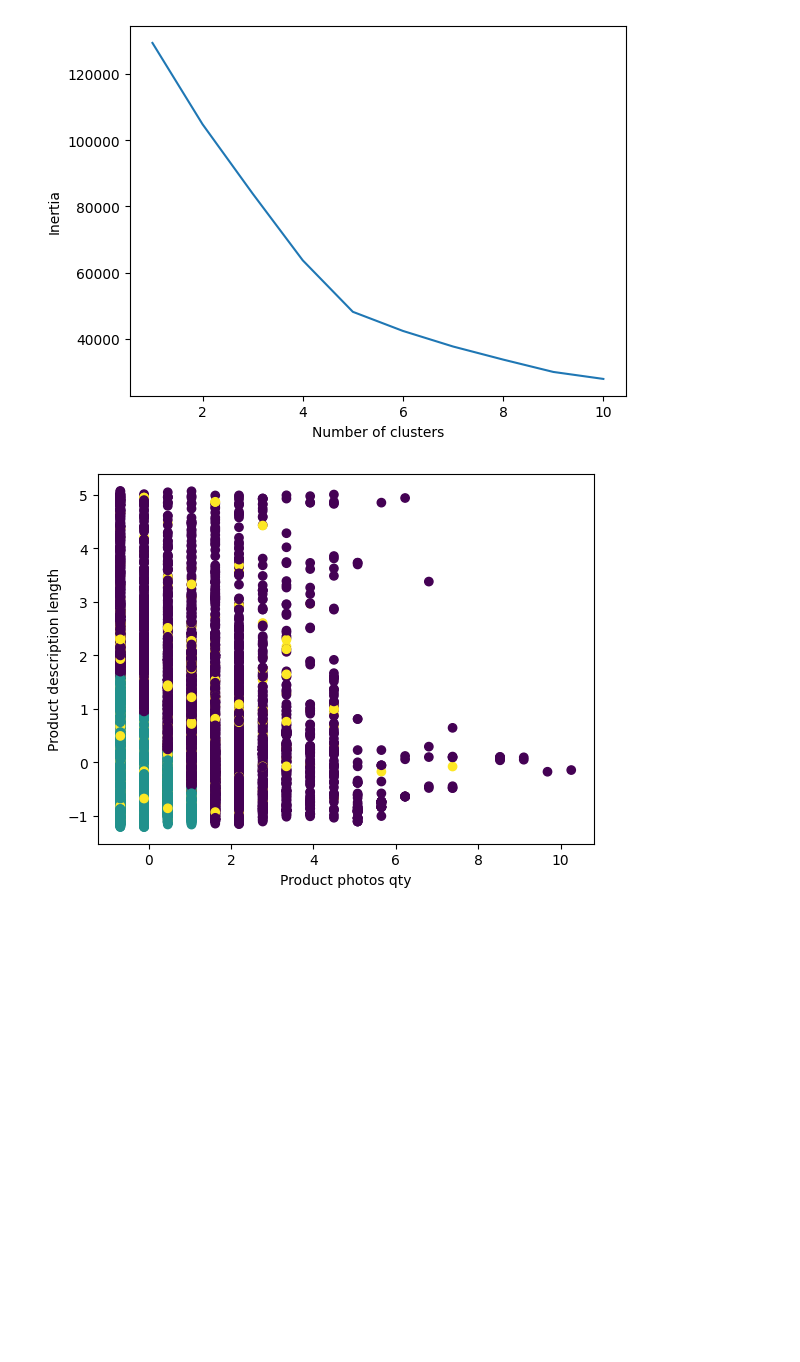
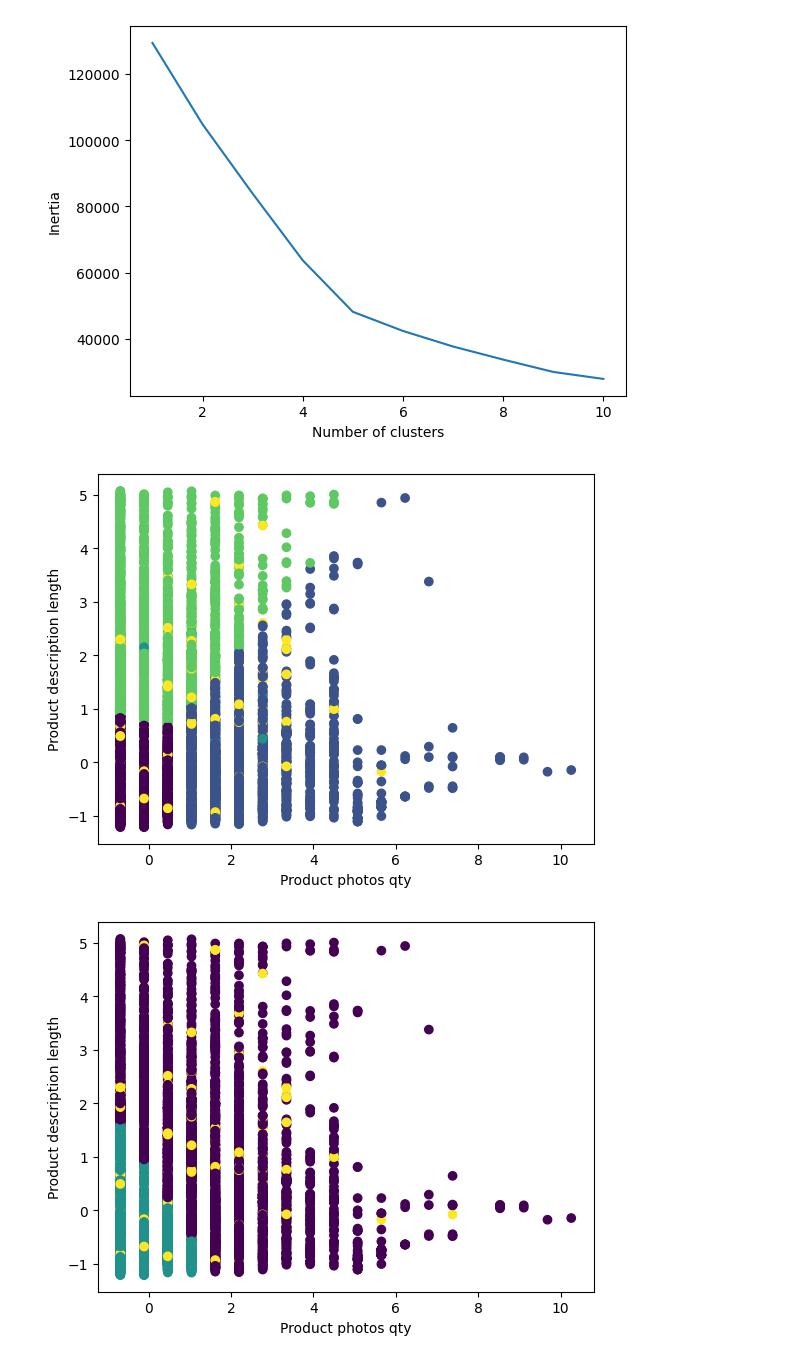
Before and after one commit to data-IA-2022/Olist_Cl-mentine_Manuel_Fengfeng, a Jupyter notebook: data analysis.ipynb, the cells around one changed output. Cells and saved outputs as stored; diff of their text form; code cells hidden in the pictures; blank space fills up the shorter version.

Commit message:
update cluster5

```diff
--- a/data analysis.ipynb
+++ b/data analysis.ipynb
@@ -217,6 +217,19 @@ plt.ylabel('Inertia')
 plt.show()
 # %% [output]
 [figure]
+# %%
+# Apply k-means clustering with the optimal number of clusters
+
+kmeans = KMeans(n_clusters=5, random_state=42)
+kmeans.fit(X_scaled)
+
+# Visualize the clusters
+plt.scatter(X_scaled[:, 0], X_scaled[:, 1], c=kmeans.labels_)
+plt.xlabel('Product photos qty')
+plt.ylabel('Product description length')
+plt.show()
+# %% [output]
+[figure, added]
 # %%
 # Apply k-means clustering with the optimal number of clusters
 kmeans = KMeans(n_clusters=3, random_state=42)
```
Also changed, not shown: parts of 1 cell of this notebook.
